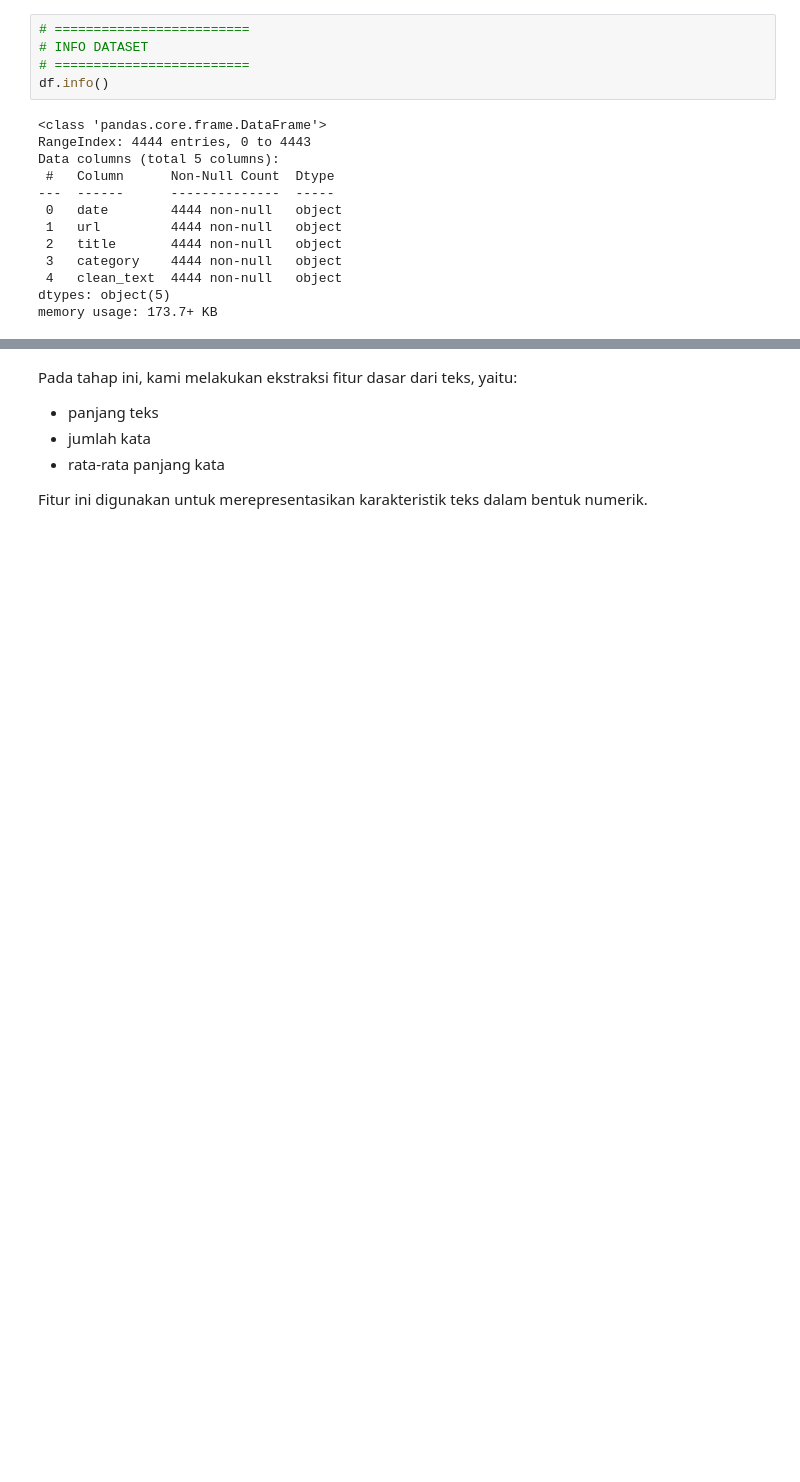
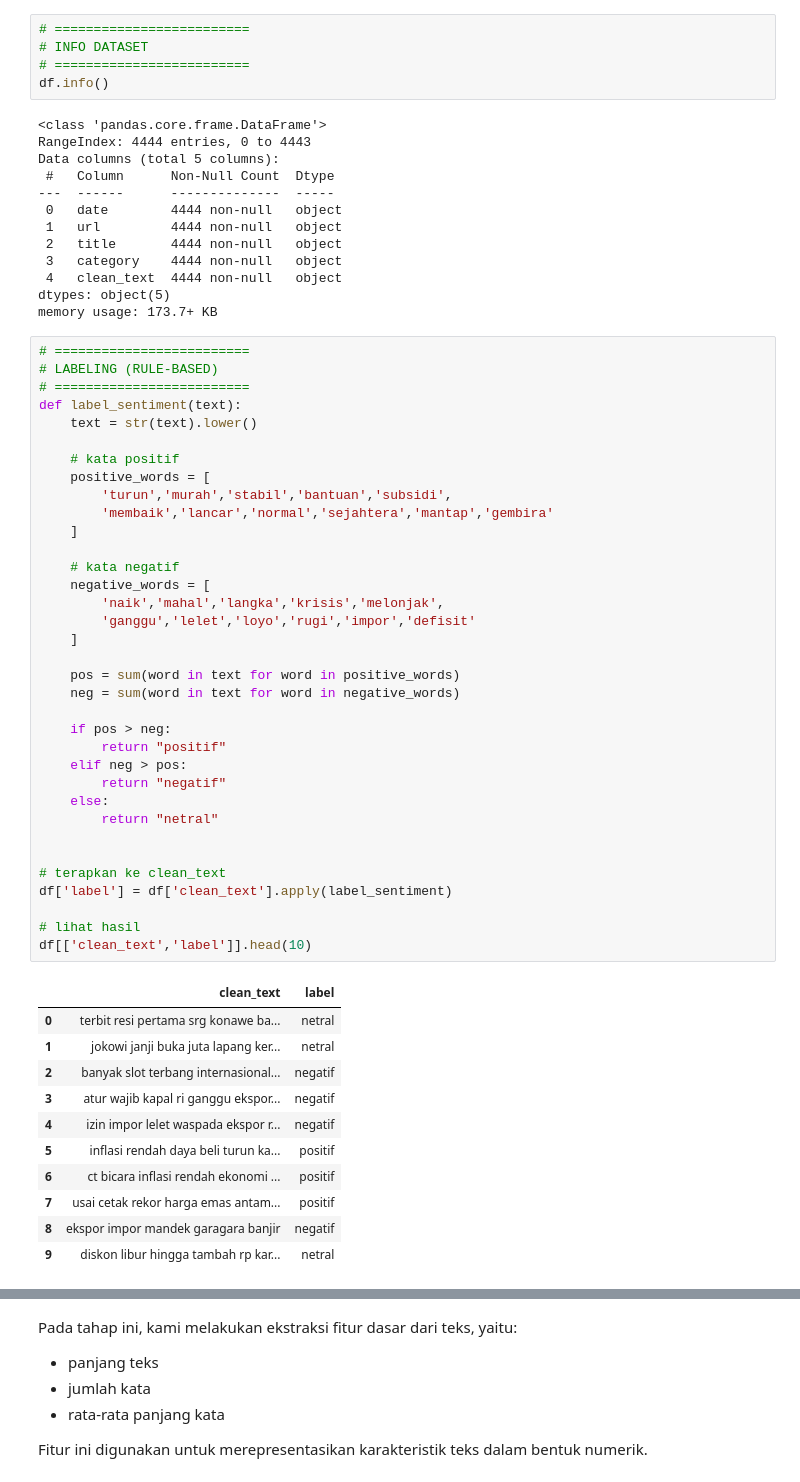
Before and after one commit to afllaabdi/tugas_NLP, a Jupyter notebook: NLP(definitive_edition)ipynb.ipynb, the cells around one changed output, grey strips where cells are left out. Drawn from its saved outputs; the diff is of its cells as text; blank space fills up the shorter version.

```diff
--- a/NLP(definitive_edition)ipynb.ipynb
+++ b/NLP(definitive_edition)ipynb.ipynb
@@ -297,6 +297,53 @@ Data columns (total 5 columns):
  4   clean_text  4444 non-null   object
 dtypes: object(5)
 memory usage: 173.7+ KB
+# %%
+# =========================
+# LABELING (RULE-BASED)
+# =========================
+def label_sentiment(text):
+    text = str(text).lower()
+
+    # kata positif
+    positive_words = [
+        'turun','murah','stabil','bantuan','subsidi',
+        'membaik','lancar','normal','sejahtera','mantap','gembira'
+    ]
+
+    # kata negatif
+    negative_words = [
+        'naik','mahal','langka','krisis','melonjak',
+        'ganggu','lelet','loyo','rugi','impor','defisit'
+    ]
+
+    pos = sum(word in text for word in positive_words)
+    neg = sum(word in text for word in negative_words)
+
+    if pos > neg:
+        return "positif"
+    elif neg > pos:
+        return "negatif"
+    else:
+        return "netral"
+
+
+# terapkan ke clean_text
+df['label'] = df['clean_text'].apply(label_sentiment)
+
+# lihat hasil
+df[['clean_text','label']].head(10)
+# %% [output]
+|  | clean_text | label |
+| 0 | terbit resi pertama srg konawe ba... | netral |
+| 1 | jokowi janji buka juta lapang ker... | netral |
+| 2 | banyak slot terbang internasional... | negatif |
+| 3 | atur wajib kapal ri ganggu ekspor... | negatif |
+| 4 | izin impor lelet waspada ekspor r... | negatif |
+| 5 | inflasi rendah daya beli turun ka... | positif |
+| 6 | ct bicara inflasi rendah ekonomi ... | positif |
+| 7 | usai cetak rekor harga emas antam... | positif |
+| 8 | ekspor impor mandek garagara banjir | negatif |
+| 9 | diskon libur hingga tambah rp kar... | netral |
 # %%
 # =========================
 # FEATURE EXTRACTION
```
Also changed, not shown: parts of 3 cells of this notebook.
